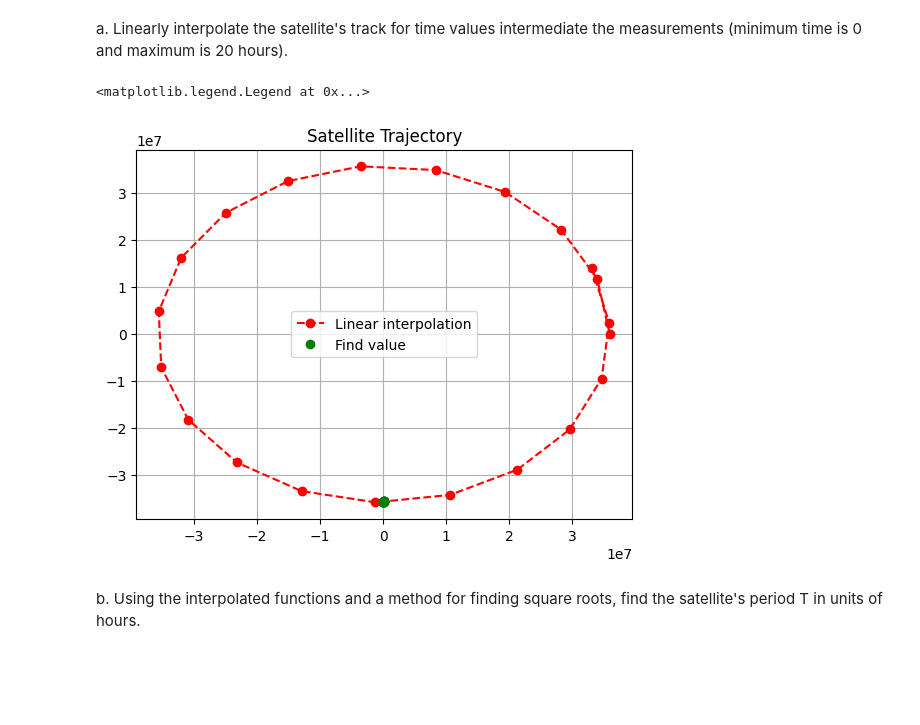
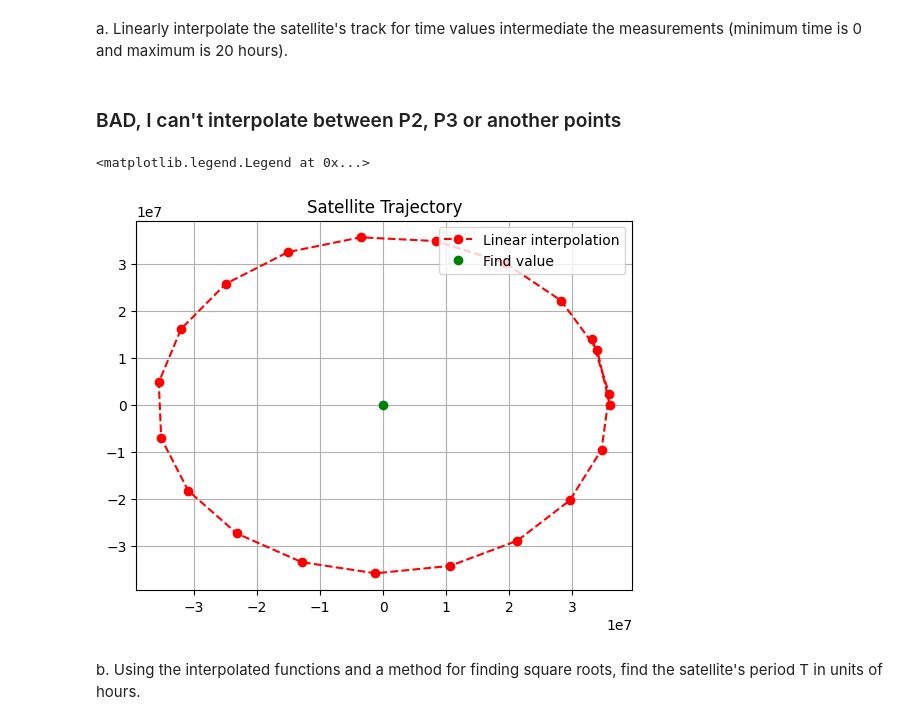
Before and after one commit to DavidOlmos03/metodosComputacionales, a Jupyter notebook: talleres/tarea_3.ipynb, the cells around one changed output. Saved outputs shown, nothing was run; the diff lists cells and outputs as text; code cells hidden in the pictures; blank space fills up the shorter version.

```diff
--- a/talleres/tarea_3.ipynb
+++ b/talleres/tarea_3.ipynb
@@ -28,25 +28,29 @@ def linear_interpolation(x_int, xn, yn):
             y_int = ((yn[i+1]-yn[i])/(xn[i+1]-xn[i]))*(x-xn[i]) + yn[i]
             break
     return y_int
+# %% [markdown]
+### BAD, I can't interpolate between P2, P3 or another points
 # %%
 # Interpolation process
-xn = x_df
-yn = y_df
+xn = x_df # data frame values
+yn = y_df # data frame values
 
 x_sol = []
 y_sol = []
 for i in range(1,len(time_df)):
-    x_sol.append(time_df[i])
-    y_sol.append(linear_interpolation(x_sol[i-1],xn,yn))
+    #x_sol.append(time_df[i])
+    y_sol.append(linear_interpolation(1.5,xn,yn))
 
 #print(x_sol)
 plt.plot(xn, yn, 'o--', color="red", label="Linear interpolation")
 plt.title("Satellite Trajectory")
-plt.plot(x_sol, y_sol,'o', color='green', label='Find value')
+plt.plot(1.5,0,'o', color='green', label='Find value')
+#plt.plot(time_df[i], y_sol[10],'o', color='blue', label='Find value')
+#plt.plot(0, 0,'o', color='green', label='Find value')
 plt.grid()
 plt.legend()
 # %% [output]
 <matplotlib.legend.Legend at 0x...>
-[figure, old version]
+[figure, new version]
 # %% [markdown]
 b. Using the interpolated functions and a method for finding square roots, find the satellite's period T in units of hours.
```
Also changed, not shown: parts of 5 cells of this notebook, 1 other file.
